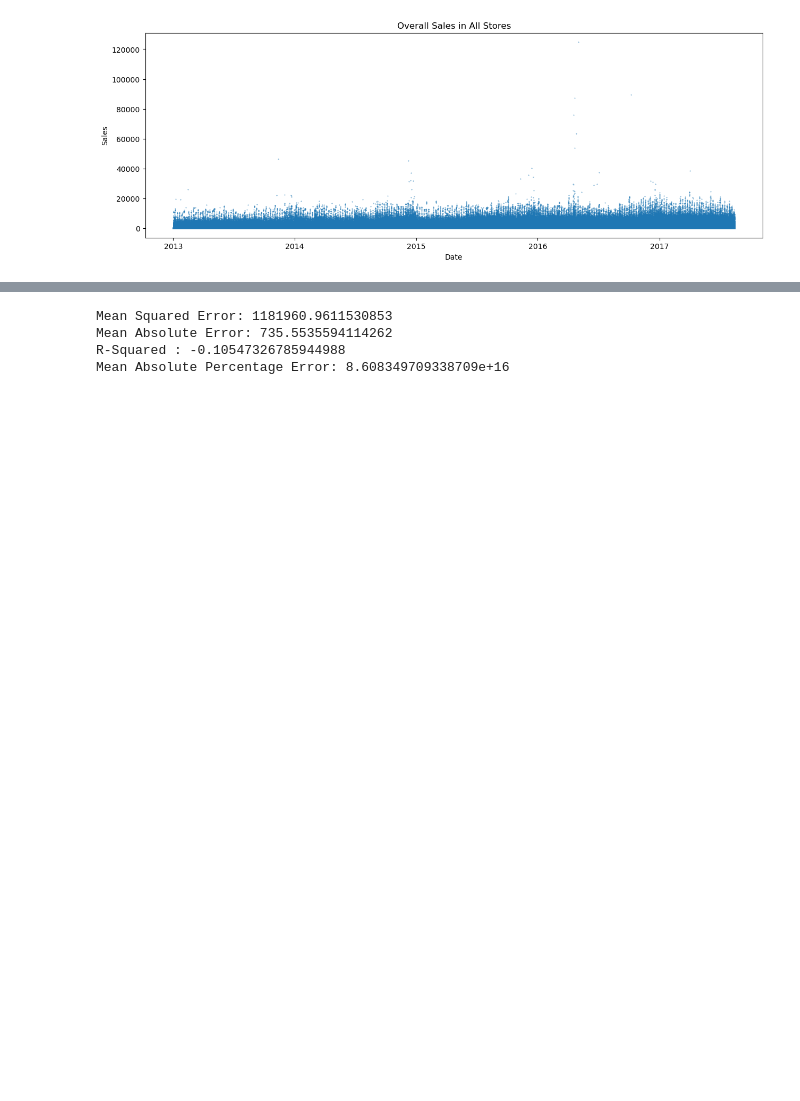
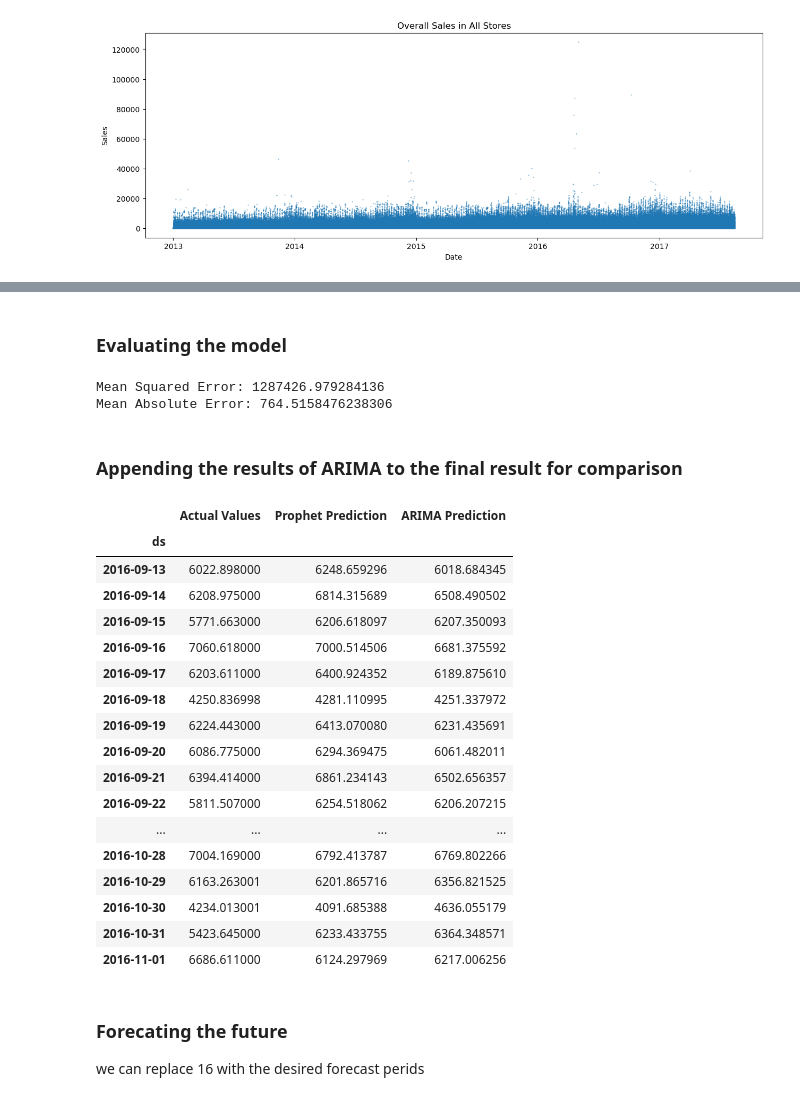
Before and after one commit to MastanehNikroo/SalesForecast, a Jupyter notebook: datachallenge.ipynb, the cells around one changed output, grey strips where cells are left out. Saved outputs shown, nothing was run; the diff lists cells and outputs as text; code cells hidden in the pictures; blank space fills up the shorter version.

```diff
--- a/datachallenge.ipynb
+++ b/datachallenge.ipynb
@@ -292,26 +327,19 @@ df_arima.tail()
 # %%
-# ARIMA model
-#  [1] can be replaced by (in df_arima["store_nbr"]) to see the result for all stores
-for store in ([1]):
-    df_arima_per_store = df_arima[df_arima['store_nbr'] == store]
+from pmdarima.model_selection import train_test_split
 
-# Create a time series with date as the index
-    time_series = pd.Series(df_arima_per_store['sales'].values, index=pd.to_datetime(df_arima_per_store['date']))
+# Creating a time series with date as the index
+time_series = pd.Series(df_arima_per_store['sales'].values, index=pd.to_datetime(df_arima_per_store['date']))
 # Train-Test Split
-    train_size = int(0.8 * len(time_series))
-    train, test = time_series[:train_size], time_series[train_size:]
-# Feature Engineering
-    exog_train = df_arima_per_store[['onpromotion', 'holiday']].iloc[:train_size]
+train_size = int(0.8 * len(time_series))
+train, test = time_series[:train_size], time_series[train_size:]
+
+# Feature Engineering : adding onpromotion and holiday as features
+exog_train = df_arima_per_store[['onpromotion', 'holiday']].iloc[:train_size]
+
 # AutoARIMA Model Training (m=7 for weekly seasonality)
-    arima = auto_arima(train, exogenous=exog_train, error_action='ignore', suppress_warnings=True, seasonal=True, m=7)
-# Forecasting
-    n_periods = len(test)
-    exog_test = df_arima_per_store[['onpromotion', 'holiday']].iloc[train_size:]
-    prediction, conf_int = arima.predict(n_periods=n_periods, exogenous=exog_test, return_conf_int=True)
+arima = auto_arima(train, exogenous=exog_train, error_action='ignore', suppress_warnings=True, seasonal=True, m=7)
 
-# Visualization
-    plt.plot(time_series.index, time_series.values, label='Actual Sales')
-    plt.plot(test.index, prediction, label='Predicted Sales')
-    plt.fill_between(test.index, conf_int[:, 0], conf_int[:, 1], color='gray', alpha=0.2, label='95% Confidence Interval')
-    plt.legend()
-    plt.show()
+# Prediction
+n_periods = len(test)
+exog_test = df_arima_per_store[['onpromotion', 'holiday']].iloc[train_size:]
+prediction, conf_int = arima.predict(n_periods=n_periods, exogenous=exog_test, return_conf_int=True)
@@ -320,19 +356,40 @@ for store in ([1]):
+# %% [markdown]
+### Evaluating the model
 # %%
-# Evaluation with mse & mae metrics
 mse = mean_squared_error(test, prediction)
 mae = mean_absolute_error(test, prediction)
-r2 = r2_score(test, prediction)
-mape = mean_absolute_percentage_error(test, prediction)
 
 print(f'Mean Squared Error: {mse}')
 print(f'Mean Absolute Error: {mae}')
-print(f'R-Squared : {r2}')
-print(f'Mean Absolute Percentage Error: {mape}')
-
-# mape is too high and R2 <0 : both indicator of poor forecast
 # %% [output]
-Mean Squared Error: 1181960.9611530853
-Mean Absolute Error: 735.5535594114262
-R-Squared : -0.10547326785944988
-Mean Absolute Percentage Error: 8.608349709338709e+16
+Mean Squared Error: 1287426.979284136
+Mean Absolute Error: 764.5158476238306
+# %% [markdown]
+### Appending the results of ARIMA to the final result for comparison
+# %%
+prediction.index = test.index
+results_df['ARIMA Prediction'] = prediction
+results_df.head(50)
+# %% [output]
+|  | Actual Values | Prophet Prediction | ARIMA Prediction |
+| ds |  |  |  |
+| 2016-09-13 | 6022.898000 | 6248.659296 | 6018.684345 |
+| 2016-09-14 | 6208.975000 | 6814.315689 | 6508.490502 |
+| 2016-09-15 | 5771.663000 | 6206.618097 | 6207.350093 |
+| 2016-09-16 | 7060.618000 | 7000.514506 | 6681.375592 |
+| 2016-09-17 | 6203.611000 | 6400.924352 | 6189.875610 |
+| 2016-09-18 | 4250.836998 | 4281.110995 | 4251.337972 |
+| 2016-09-19 | 6224.443000 | 6413.070080 | 6231.435691 |
+| 2016-09-20 | 6086.775000 | 6294.369475 | 6061.482011 |
+| 2016-09-21 | 6394.414000 | 6861.234143 | 6502.656357 |
+| 2016-09-22 | 5811.507000 | 6254.518062 | 6206.207215 |
+| ... | ... | ... | ... |
+| 2016-10-28 | 7004.169000 | 6792.413787 | 6769.802266 |
+| 2016-10-29 | 6163.263001 | 6201.865716 | 6356.821525 |
+| 2016-10-30 | 4234.013001 | 4091.685388 | 4636.055179 |
+| 2016-10-31 | 5423.645000 | 6233.433755 | 6364.348571 |
+| 2016-11-01 | 6686.611000 | 6124.297969 | 6217.006256 |
+# %% [markdown]
+### Forecating the future
+we can replace 16 with the desired forecast perids
 # %%
```
Also changed, not shown: parts of 39 cells of this notebook.
